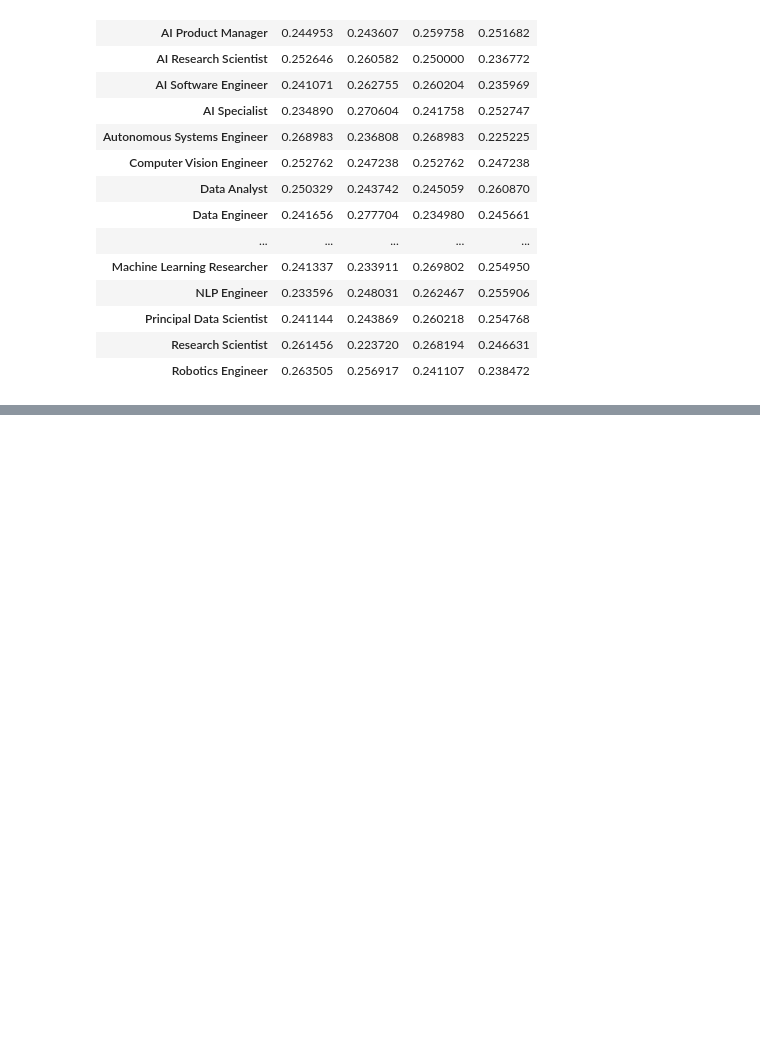
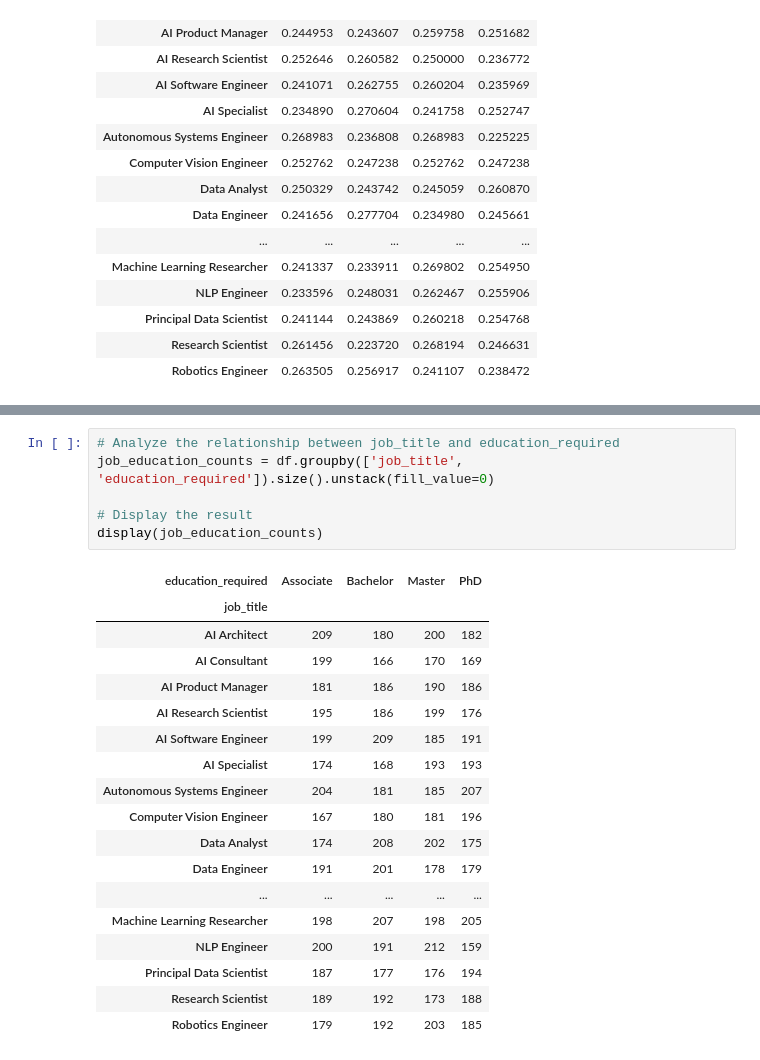
Before and after one commit to stevejj4/Global-AI-Job-Market-Trends-Salary-Insights-2025, a Jupyter notebook: ai_job_project.ipynb, the cells around one changed output, grey strips where cells are left out. Cells and saved outputs as stored; diff of their text form; blank space fills up the shorter version.

Commit message:
EDA on job title relation with other features | stoppled on analyzing it with required skills as it requires more data cleaning for better EDA interpretation

```diff
--- a/ai_job_project.ipynb
+++ b/ai_job_project.ipynb
@@ -190,0 +204,25 @@ CalledProcessError: Command 'b'git remote set-url origin https://<YOUR_GITHUB_TO
+# %%
+# Analyze the relationship between job_title and education_required
+job_education_counts = df.groupby(['job_title', 'education_required']).size().unstack(fill_value=0)
+
+# Display the result
+display(job_education_counts)
+# %% [output]
+| education_required | Associate | Bachelor | Master | PhD |
+| job_title |  |  |  |  |
+| AI Architect | 209 | 180 | 200 | 182 |
+| AI Consultant | 199 | 166 | 170 | 169 |
+| AI Product Manager | 181 | 186 | 190 | 186 |
+| AI Research Scientist | 195 | 186 | 199 | 176 |
+| AI Software Engineer | 199 | 209 | 185 | 191 |
+| AI Specialist | 174 | 168 | 193 | 193 |
+| Autonomous Systems Engineer | 204 | 181 | 185 | 207 |
+| Computer Vision Engineer | 167 | 180 | 181 | 196 |
+| Data Analyst | 174 | 208 | 202 | 175 |
+| Data Engineer | 191 | 201 | 178 | 179 |
+| ... | ... | ... | ... | ... |
+| Machine Learning Researcher | 198 | 207 | 198 | 205 |
+| NLP Engineer | 200 | 191 | 212 | 159 |
+| Principal Data Scientist | 187 | 177 | 176 | 194 |
+| Research Scientist | 189 | 192 | 173 | 188 |
+| Robotics Engineer | 179 | 192 | 203 | 185 |
```
Also changed, not shown: parts of 7 cells of this notebook.
